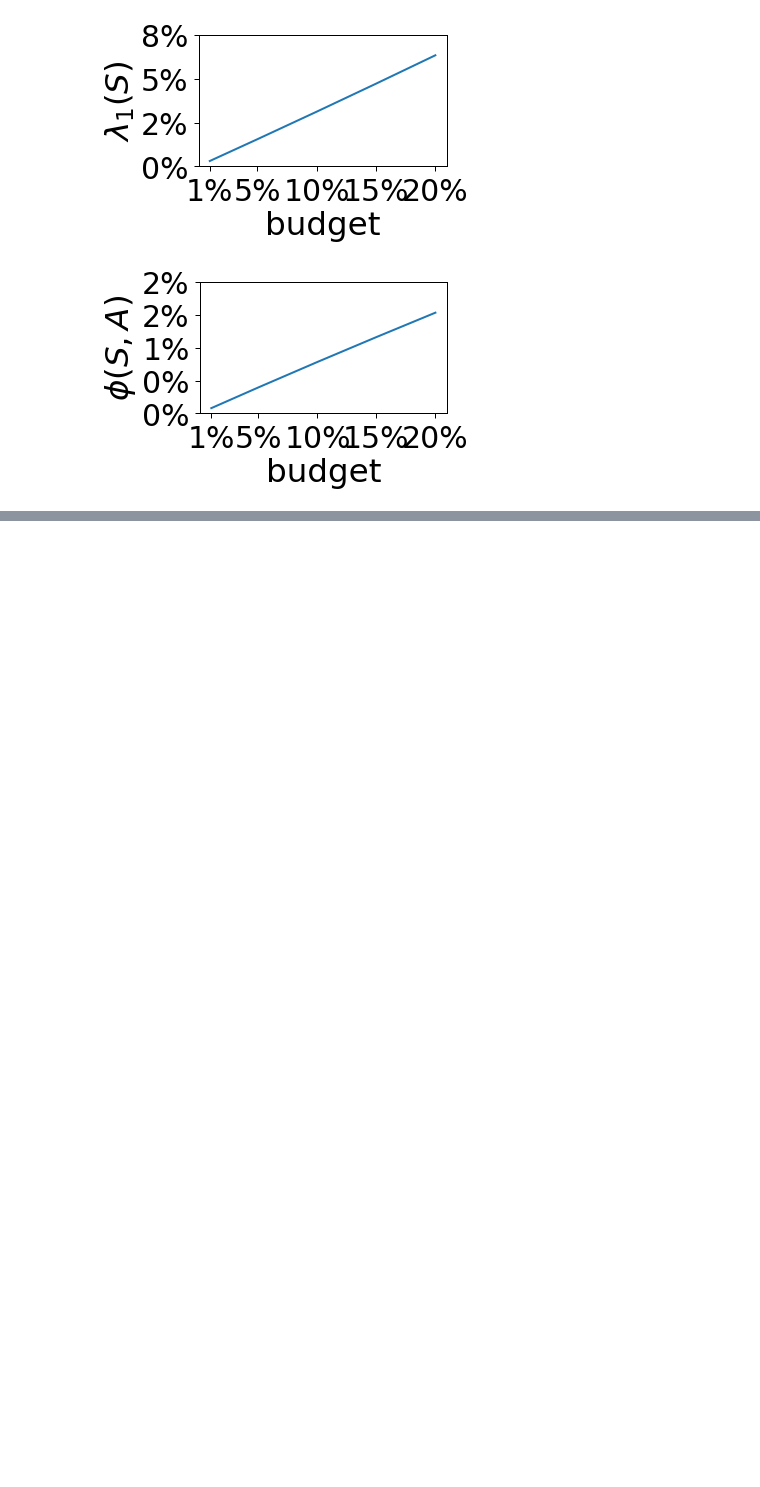
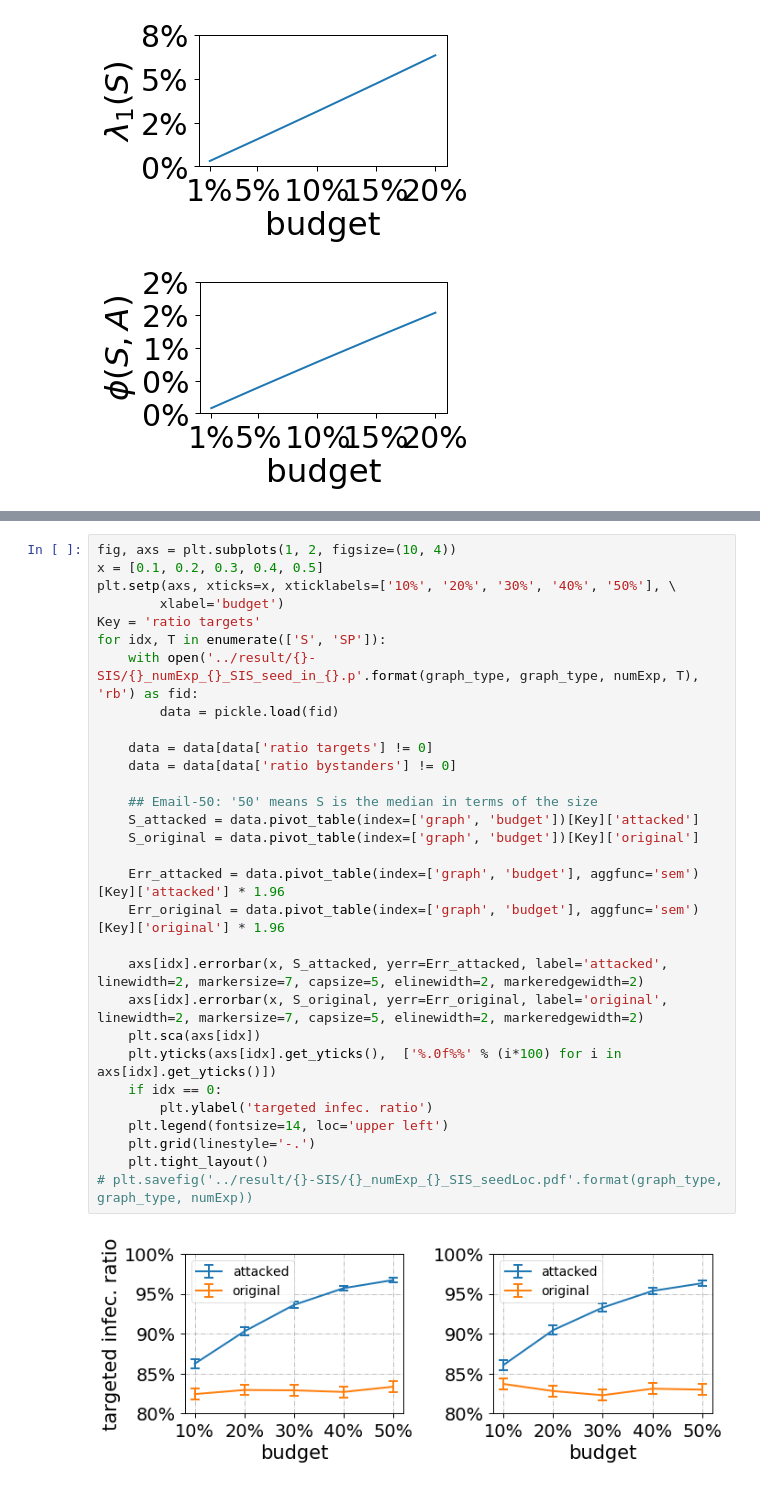
Before and after one commit to marsplus/attack-graph-code, a Jupyter notebook: src/data-analysis.ipynb, the cells around one changed output, grey strips where cells are left out. Drawn from its saved outputs; the diff is of its cells as text; blank space fills up the shorter version.

```diff
--- a/src/data-analysis.ipynb
+++ b/src/data-analysis.ipynb
@@ -153,0 +210,32 @@ plt.tight_layout()
+# %%
+fig, axs = plt.subplots(1, 2, figsize=(10, 4))
+x = [0.1, 0.2, 0.3, 0.4, 0.5]
+plt.setp(axs, xticks=x, xticklabels=['10%', '20%', '30%', '40%', '50%'], \
+        xlabel='budget')
+Key = 'ratio targets'
+for idx, T in enumerate(['S', 'SP']):
+    with open('../result/{}-SIS/{}_numExp_{}_SIS_seed_in_{}.p'.format(graph_type, graph_type, numExp, T), 'rb') as fid:
+        data = pickle.load(fid)
+
+    data = data[data['ratio targets'] != 0]
+    data = data[data['ratio bystanders'] != 0]
+
+    ## Email-50: '50' means S is the median in terms of the size
+    S_attacked = data.pivot_table(index=['graph', 'budget'])[Key]['attacked']
+    S_original = data.pivot_table(index=['graph', 'budget'])[Key]['original']
+
+    Err_attacked = data.pivot_table(index=['graph', 'budget'], aggfunc='sem')[Key]['attacked'] * 1.96
+    Err_original = data.pivot_table(index=['graph', 'budget'], aggfunc='sem')[Key]['original'] * 1.96
+
+    axs[idx].errorbar(x, S_attacked, yerr=Err_attacked, label='attacked', linewidth=2, markersize=7, capsize=5, elinewidth=2, markeredgewidth=2)
+    axs[idx].errorbar(x, S_original, yerr=Err_original, label='original', linewidth=2, markersize=7, capsize=5, elinewidth=2, markeredgewidth=2)
+    plt.sca(axs[idx])
+    plt.yticks(axs[idx].get_yticks(),  ['%.0f%%' % (i*100) for i in axs[idx].get_yticks()])
+    if idx == 0:
+        plt.ylabel('targeted infec. ratio')
+    plt.legend(fontsize=14, loc='upper left')
+    plt.grid(linestyle='-.')
+    plt.tight_layout()
+# plt.savefig('../result/{}-SIS/{}_numExp_{}_SIS_seedLoc.pdf'.format(graph_type, graph_type, numExp))
+# %% [output]
+[figure, added]
```
Also changed, not shown: parts of 4 cells of this notebook, 8 other files.
